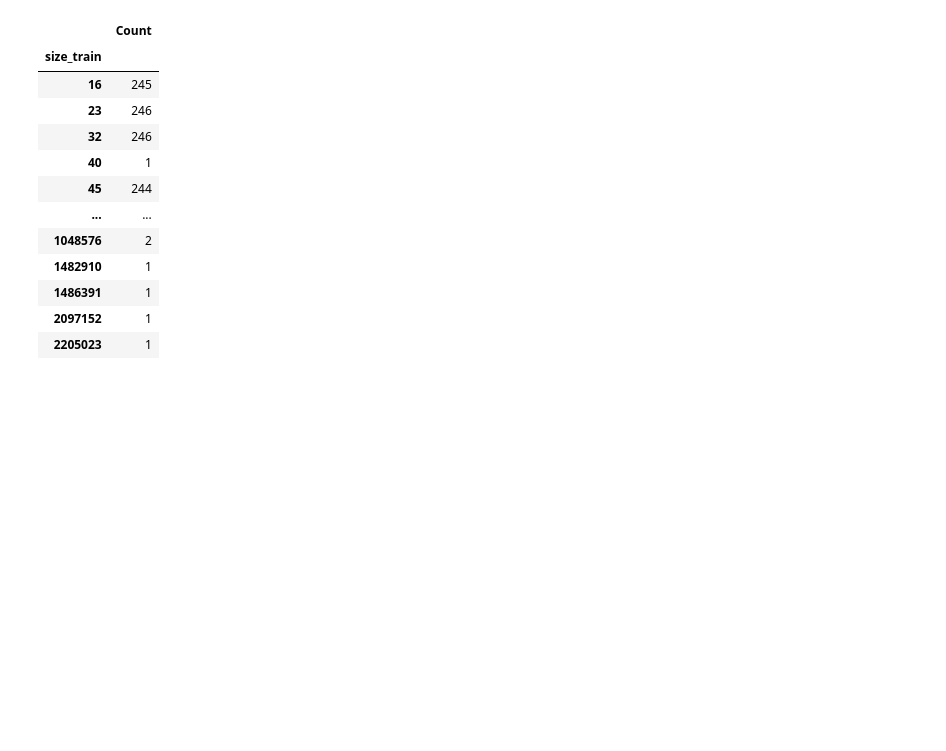
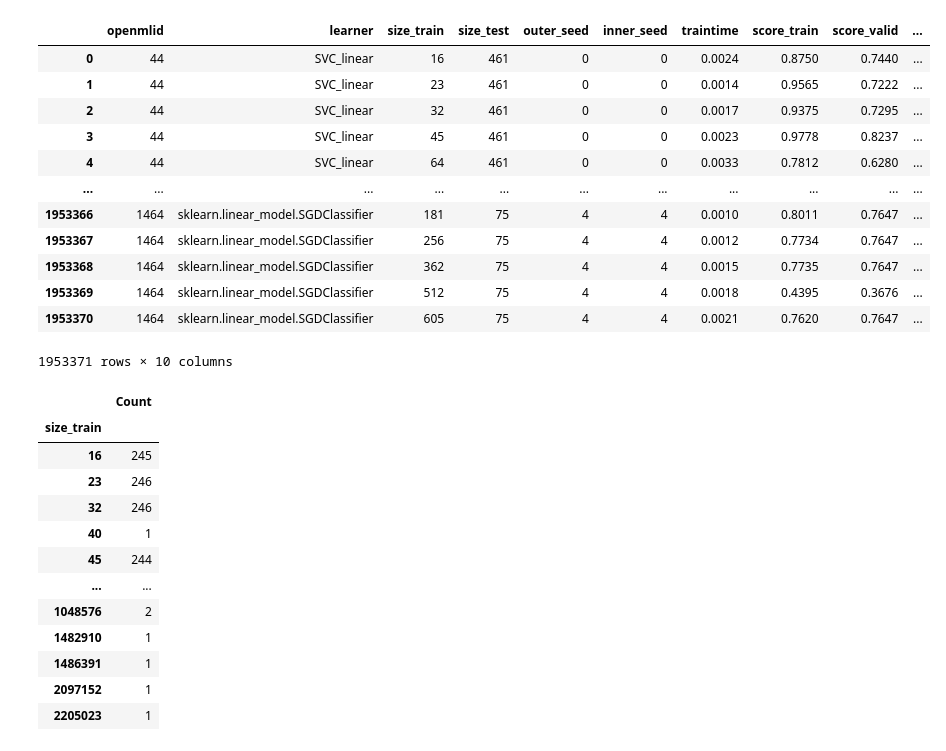
Before and after one commit to quantagenmtg/AMLthesis, a Jupyter notebook: Test.ipynb, the cells around one changed output. Cells and saved outputs as stored; diff of their text form; code cells hidden in the pictures; blank space fills up the shorter version.

```diff
--- a/Test.ipynb
+++ b/Test.ipynb
@@ -3,3 +9,19 @@ from Methods_windowing_fix import *
+# %%
+lcdb.get_all_curves()
+# %% [output]
+|  | openmlid | learner | size_train | size_test | outer_seed | inner_seed | traintime | score_train | score_valid | ... |
+| 0 | 44 | SVC_linear | 16 | 461 | 0 | 0 | 0.0024 | 0.8750 | 0.7440 | ... |
+| 1 | 44 | SVC_linear | 23 | 461 | 0 | 0 | 0.0014 | 0.9565 | 0.7222 | ... |
+| 2 | 44 | SVC_linear | 32 | 461 | 0 | 0 | 0.0017 | 0.9375 | 0.7295 | ... |
+| 3 | 44 | SVC_linear | 45 | 461 | 0 | 0 | 0.0023 | 0.9778 | 0.8237 | ... |
+| 4 | 44 | SVC_linear | 64 | 461 | 0 | 0 | 0.0033 | 0.7812 | 0.6280 | ... |
+| ... | ... | ... | ... | ... | ... | ... | ... | ... | ... | ... |
+| 1953366 | 1464 | sklearn.linear_model.SGDClassifier | 181 | 75 | 4 | 4 | 0.0010 | 0.8011 | 0.7647 | ... |
+| 1953367 | 1464 | sklearn.linear_model.SGDClassifier | 256 | 75 | 4 | 4 | 0.0012 | 0.7734 | 0.7647 | ... |
+| 1953368 | 1464 | sklearn.linear_model.SGDClassifier | 362 | 75 | 4 | 4 | 0.0015 | 0.7735 | 0.7647 | ... |
+| 1953369 | 1464 | sklearn.linear_model.SGDClassifier | 512 | 75 | 4 | 4 | 0.0018 | 0.4395 | 0.3676 | ... |
+| 1953370 | 1464 | sklearn.linear_model.SGDClassifier | 605 | 75 | 4 | 4 | 0.0021 | 0.7620 | 0.7647 | ... |
+1953371 rows × 10 columns
 # %%
 win = Windowing(aggCurves)
 win.set_points([16,   23,   32,   45,   64,   91,  128,  181,  256,  362,  512,
```
Also changed, not shown: parts of 10 cells of this notebook, 31 other files.
